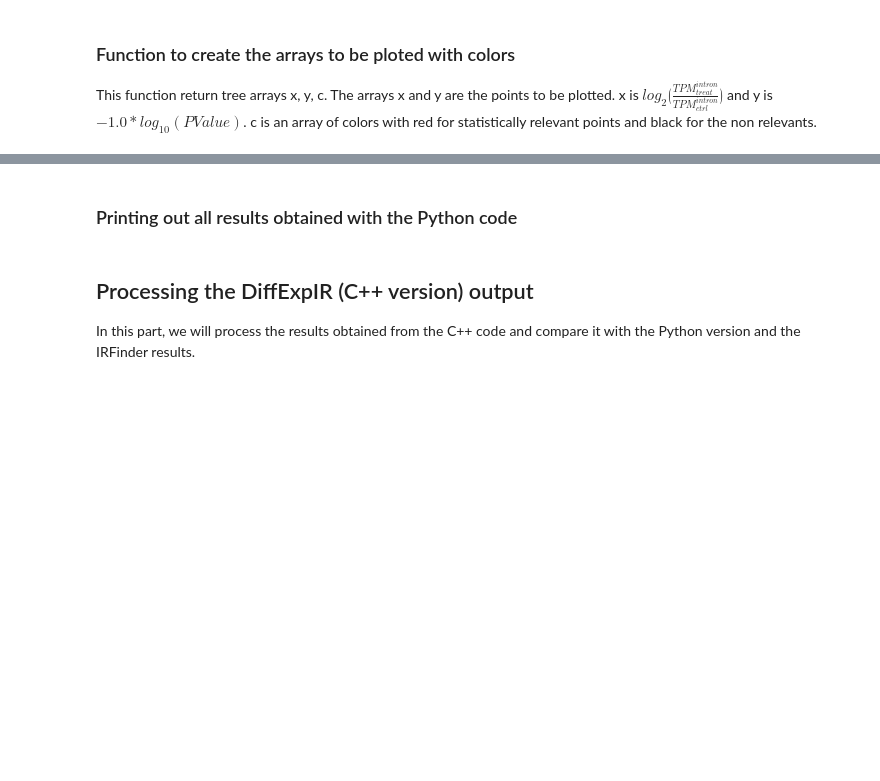
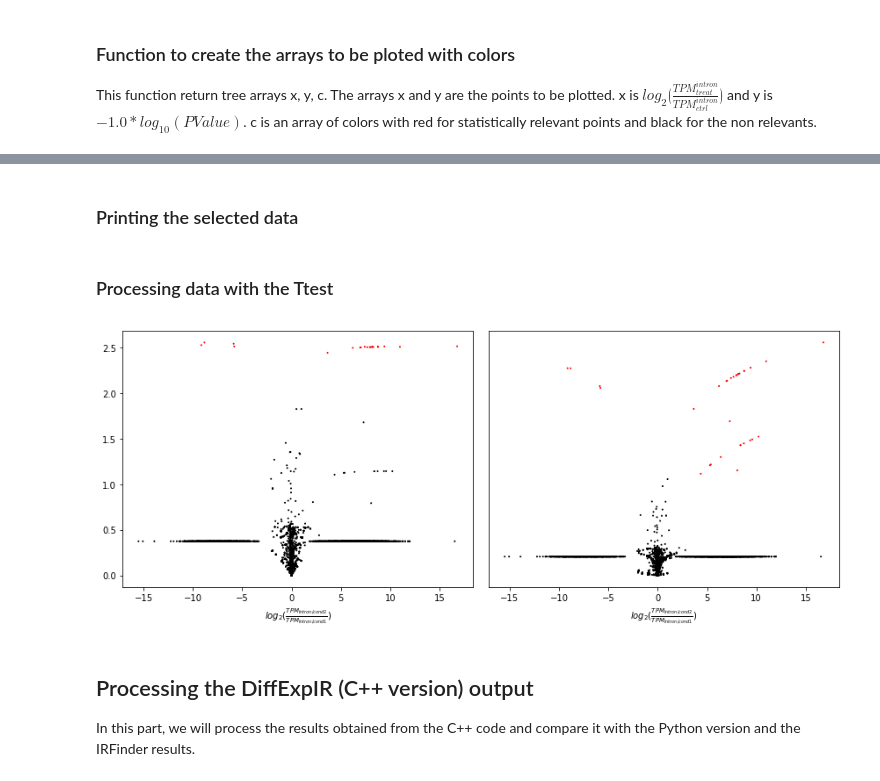
Before and after one commit to r78v10a07/diffexpIR-notebook, a Jupyter notebook: docs/IRFinder simulated data.ipynb, the cells around one changed output, grey strips where cells are left out. Drawn from its saved outputs; the diff is of its cells as text; code cells hidden in the pictures; blank space fills up the shorter version.

```diff
--- a/docs/IRFinder simulated data.ipynb
+++ b/docs/IRFinder simulated data.ipynb
@@ -318,2 +334,0 @@ plt.show()
-# %% [markdown]
-### Printing out all results obtained with the Python code
@@ -358,3 +335,52 @@ with open('diffexpir_python.tsv', 'w') as f_out:
+# %% [markdown]
+### Printing the selected data
+# %%
+def print_process_plot(samples, r, p, filename):
+    count = 0
+    with open(filename, 'w') as f_out:
+        for chr in samples:
+            for g in samples[chr]:
+                for a in samples[chr][g]:
+                    if samples[chr][g][a]['type'] == 'intron' and 'minuslog10p' in samples[chr][g][a]:
+                        if abs(samples[chr][g][a]['log2TPMRatio']) > 2 and samples[chr][g][a]['p'] < p and (samples[chr][g][a]['r1'] > r or samples[chr][g][a]['r2'] > r):
+                            count += 1
+                            f_out.write(
+                                g + '\t'
+                                + chr + ':' + str(samples[chr][g][a]['start']) + '-' + str(samples[chr][g][a]['end'])
+                                + '\t' + str(samples[chr][g][a]['p'])
+                                + '\t' + str(samples[chr][g][a]['minuslog10p'])
+                                + '\t' + str(samples[chr][g][a]['TPM_ctrl'])
+                                + '\t' + str(samples[chr][g][a]['TPM_treat'])
+                                + '\t' + str(samples[chr][g][a]['log2TPMRatio'])
+                                + '\t' + str(samples[chr][g][a]['r1'])
+                                + '\t' + str(samples[chr][g][a]['r2'])
+                                + '\n')
+    return count
+# %% [markdown]
+### Processing data with the Ttest
+# %%
+plt.figure(figsize=(12, 5))
+gs = gridspec.GridSpec(1, 2)
+
+plt.subplot(gs[0])
+s_data_ttest = process_sample(s_data_ttest, 'ttest')
+count = print_process_plot(s_data_ttest, -1.0, 0.01, 'diff_exp_intron_retained_ttest.txt')
+x_intron, y_intron, c_intron = process_plot(s_data_ttest, -1.0, 0.01)
+plt.xlabel(r'$log_{2}(\frac{TPM_{Intron/cond2}}{TPM_{Intron/cond1}})$')
+plt.scatter(x_intron, y_intron, s=1, c=c_intron)
+
+plt.subplot(gs[1])
+s_data_ttest_log = process_sample(s_data_ttest_log, 'ttest', True)
+count = print_process_plot(s_data_ttest_log, -1.0, 0.01, 'diff_exp_intron_retained_ttest_log10.txt')
+x_intron, y_intron, c_intron = process_plot(s_data_ttest_log, -1.0, 0.01)
+plt.yticks([])
+plt.xlabel(r'$log_{2}(\frac{TPM_{Intron/cond2}}{TPM_{Intron/cond1}})$')
+plt.scatter(x_intron, y_intron, s=1, c=c_intron)
+
+plt.tight_layout()
+plt.show()
+# %% [output]
+[figure, added]
 # %% [markdown]
 ## Processing the DiffExpIR (C++ version) output
 
```
Also changed, not shown: parts of 7 cells of this notebook, 1 other file.
